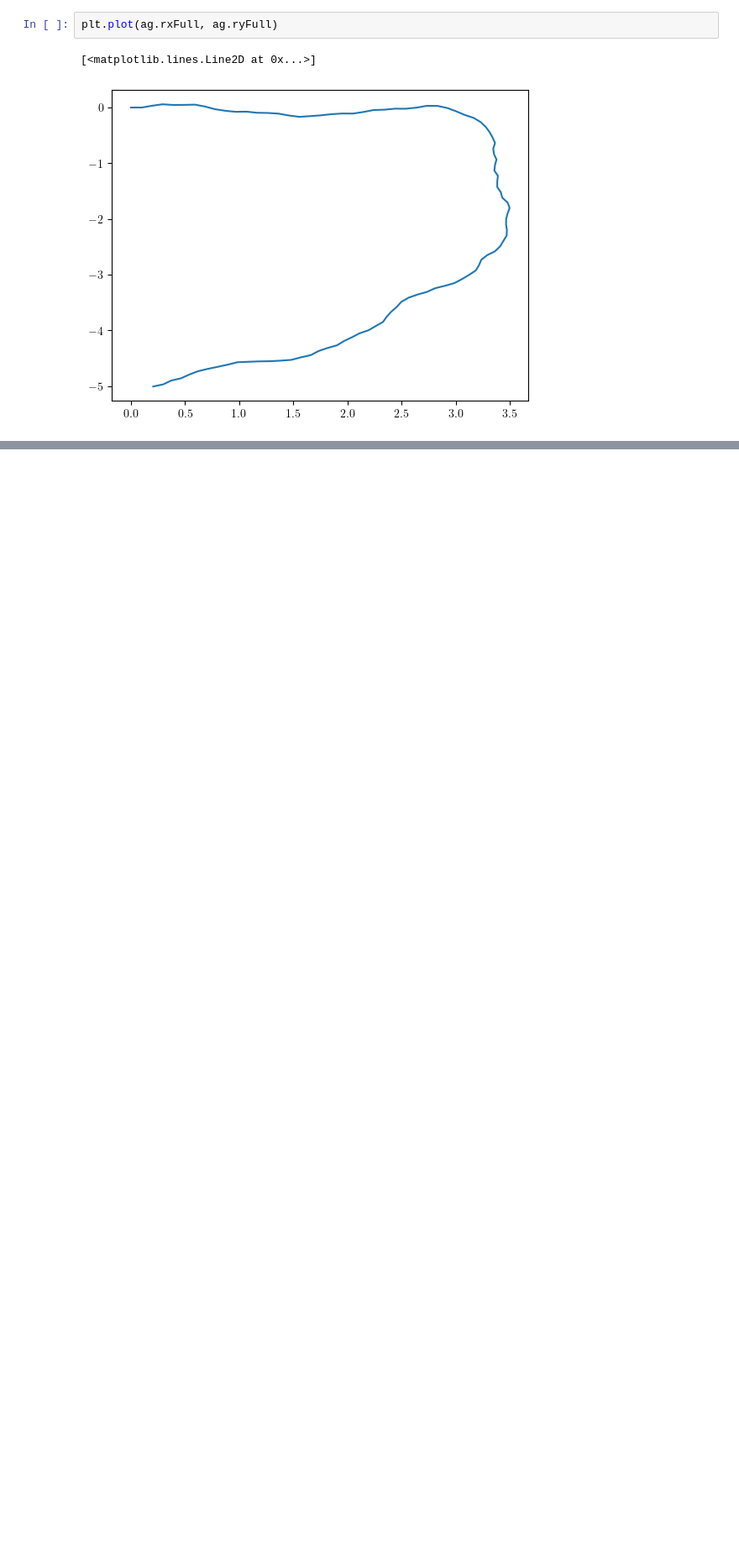
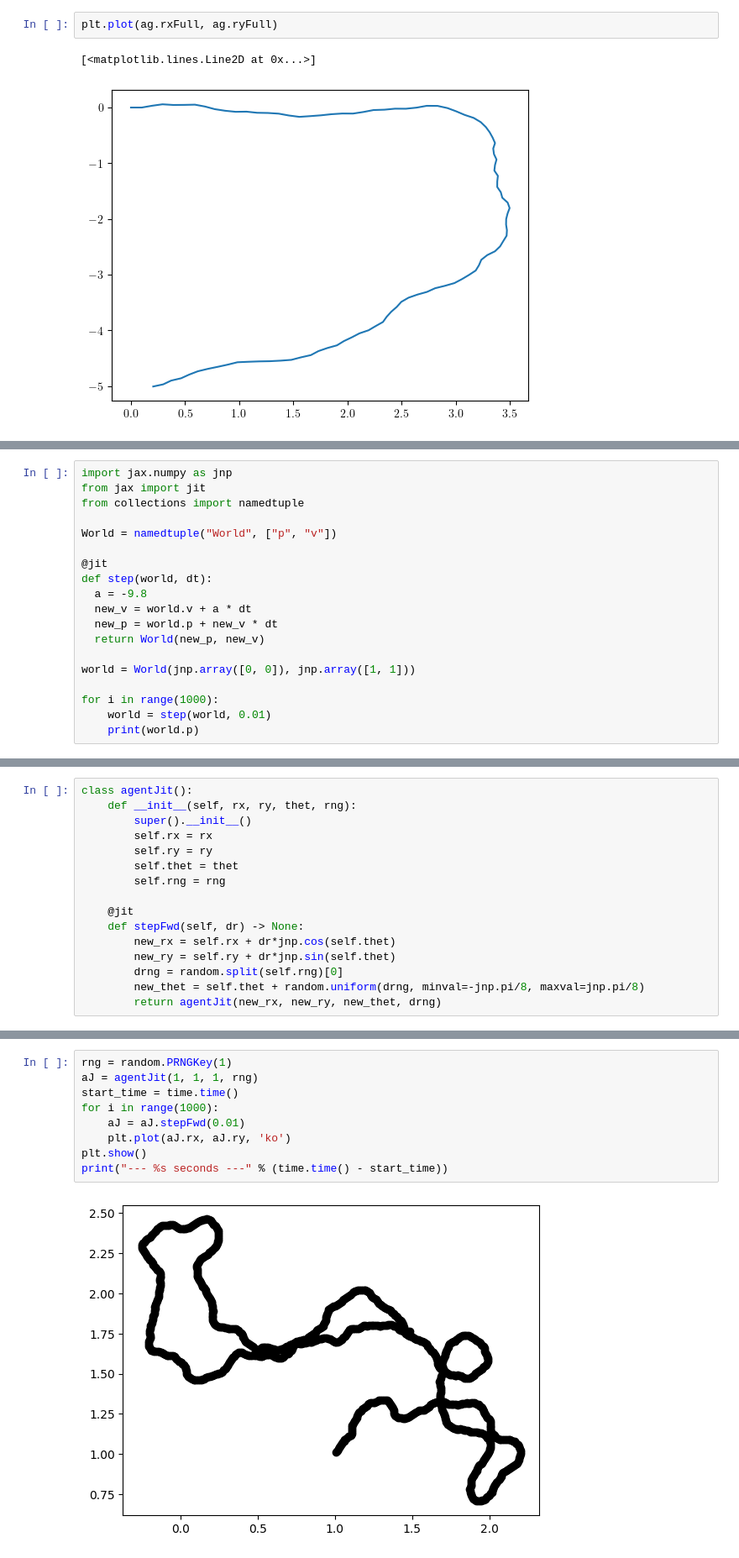
Before and after one commit to sgangaprasath/CollectiveTradeoff, a Jupyter notebook: jaxPractise.ipynb, the cells around one changed output, grey strips where cells are left out. Shown at 84% size. Cells and saved outputs as stored; diff of their text form; blank space fills up the shorter version.

```diff
--- a/jaxPractise.ipynb
+++ b/jaxPractise.ipynb
@@ -303,0 +372,19 @@ plt.plot(ag.rxFull, ag.ryFull)
+# %%
+import jax.numpy as jnp
+from jax import jit
+from collections import namedtuple
+
+World = namedtuple("World", ["p", "v"])
+
+@jit
+def step(world, dt):
+  a = -9.8
+  new_v = world.v + a * dt
+  new_p = world.p + new_v * dt
+  return World(new_p, new_v)
+
+world = World(jnp.array([0, 0]), jnp.array([1, 1]))
+
+for i in range(1000):
+    world = step(world, 0.01)
+    print(world.p)
@@ -303,0 +426,16 @@ plt.plot(ag.rxFull, ag.ryFull)
+# %%
+class agentJit():
+    def __init__(self, rx, ry, thet, rng):
+        super().__init__()
+        self.rx = rx
+        self.ry = ry
+        self.thet = thet
+        self.rng = rng
+
+    @jit
+    def stepFwd(self, dr) -> None:
+        new_rx = self.rx + dr*jnp.cos(self.thet)
+        new_ry = self.ry + dr*jnp.sin(self.thet)
+        drng = random.split(self.rng)[0]
+        new_thet = self.thet + random.uniform(drng, minval=-jnp.pi/8, maxval=jnp.pi/8)
+        return agentJit(new_rx, new_ry, new_thet, drng)
@@ -303,0 +446,11 @@ plt.plot(ag.rxFull, ag.ryFull)
+# %%
+rng = random.PRNGKey(1)
+aJ = agentJit(1, 1, 1, rng)
+start_time = time.time()
+for i in range(1000):
+    aJ = aJ.stepFwd(0.01)
+    plt.plot(aJ.rx, aJ.ry, 'ko')
+plt.show()
+print("--- %s seconds ---" % (time.time() - start_time))
+# %% [output]
+[figure, added]
```
Also changed, not shown: parts of 16 cells of this notebook, 1 other file.
